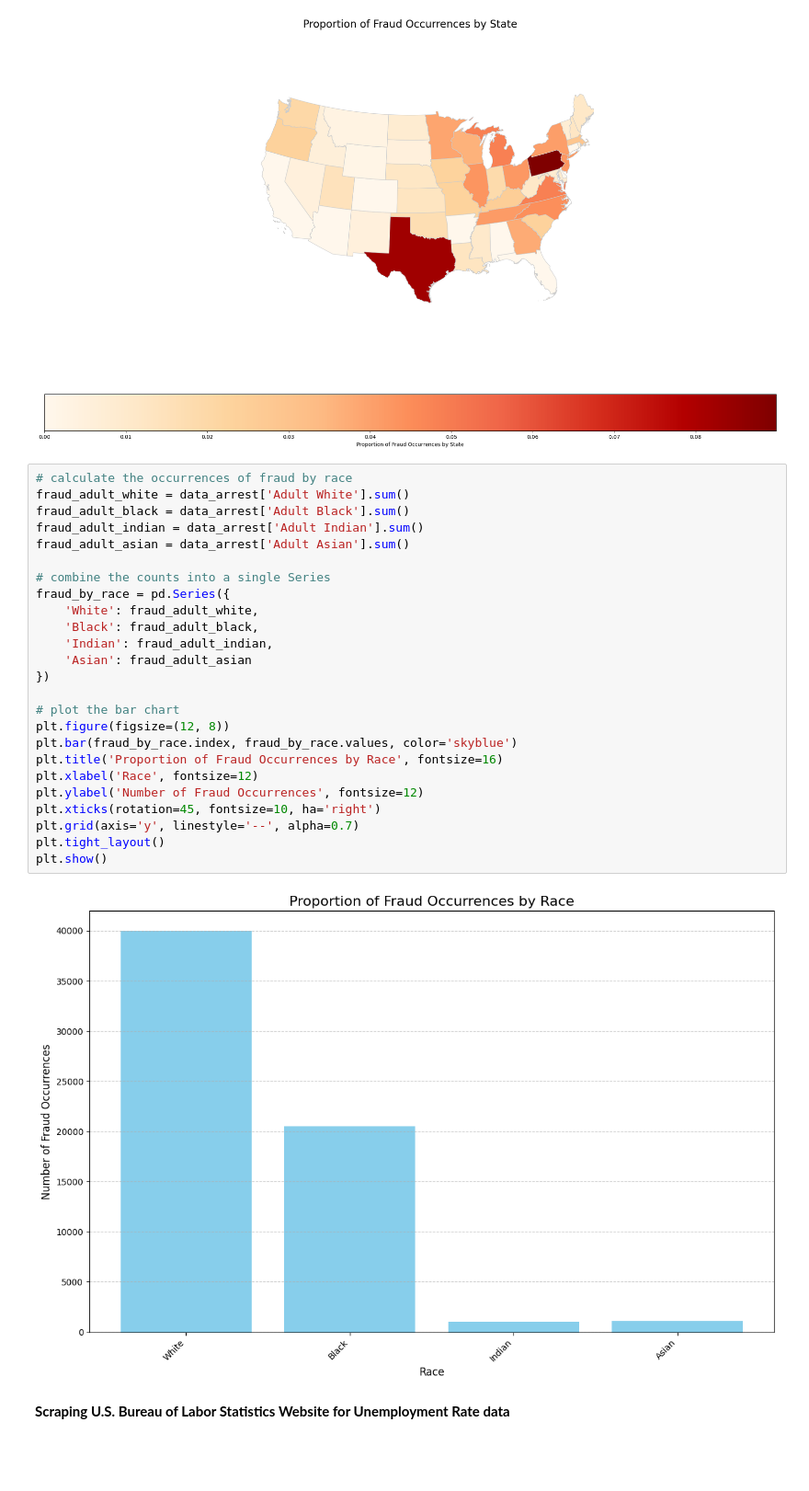
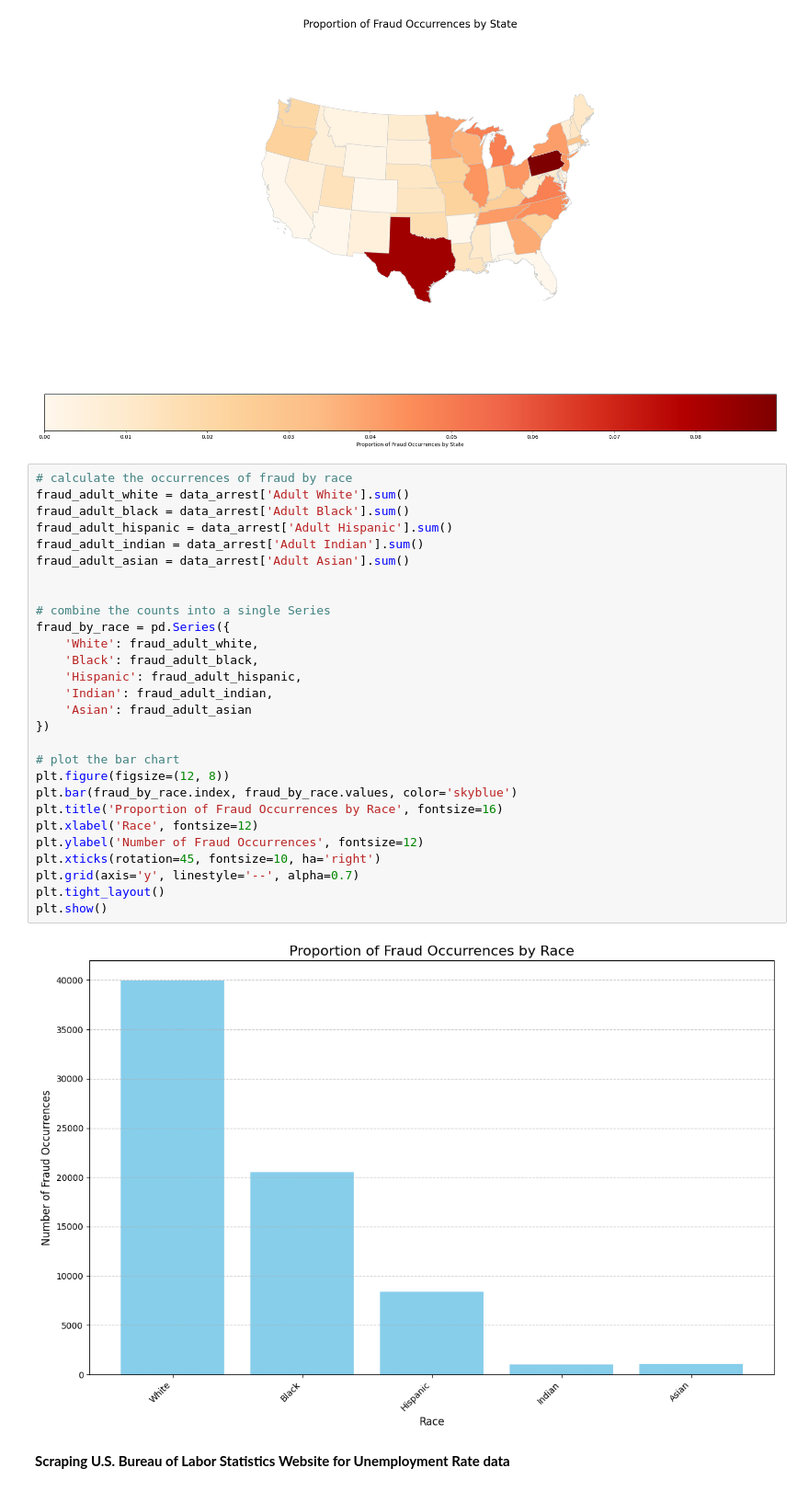
Before and after one commit to ryantangmj/ryantangmj.github.io, a Jupyter notebook: final_tutorial.ipynb, the cells around one changed output. Shown at 92% size. Drawn from its saved outputs; the diff is of its cells as text; blank space fills up the shorter version.

```diff
--- a/final_tutorial.ipynb
+++ b/final_tutorial.ipynb
@@ -367,30 +367,33 @@ plt.show()
 # %%
 # calculate the occurrences of fraud by race
 fraud_adult_white = data_arrest['Adult White'].sum()
 fraud_adult_black = data_arrest['Adult Black'].sum()
+fraud_adult_hispanic = data_arrest['Adult Hispanic'].sum()
 fraud_adult_indian = data_arrest['Adult Indian'].sum()
 fraud_adult_asian = data_arrest['Adult Asian'].sum()
+
 
 # combine the counts into a single Series
 fraud_by_race = pd.Series({
     'White': fraud_adult_white,
     'Black': fraud_adult_black,
+    'Hispanic': fraud_adult_hispanic,
     'Indian': fraud_adult_indian,
     'Asian': fraud_adult_asian
 })
 
 # plot the bar chart
 plt.figure(figsize=(12, 8))
 plt.bar(fraud_by_race.index, fraud_by_race.values, color='skyblue')
 plt.title('Proportion of Fraud Occurrences by Race', fontsize=16)
 plt.xlabel('Race', fontsize=12)
 plt.ylabel('Number of Fraud Occurrences', fontsize=12)
 plt.xticks(rotation=45, fontsize=10, ha='right')
 plt.grid(axis='y', linestyle='--', alpha=0.7)
 plt.tight_layout()
 plt.show()
 # %% [output]
-[figure, old version]
+[figure, new version]
 # %% [markdown]
 **Scraping U.S. Bureau of Labor Statistics Website for Unemployment Rate data**
 # %% [markdown]
```
Also changed, not shown: parts of 2 cells of this notebook.
